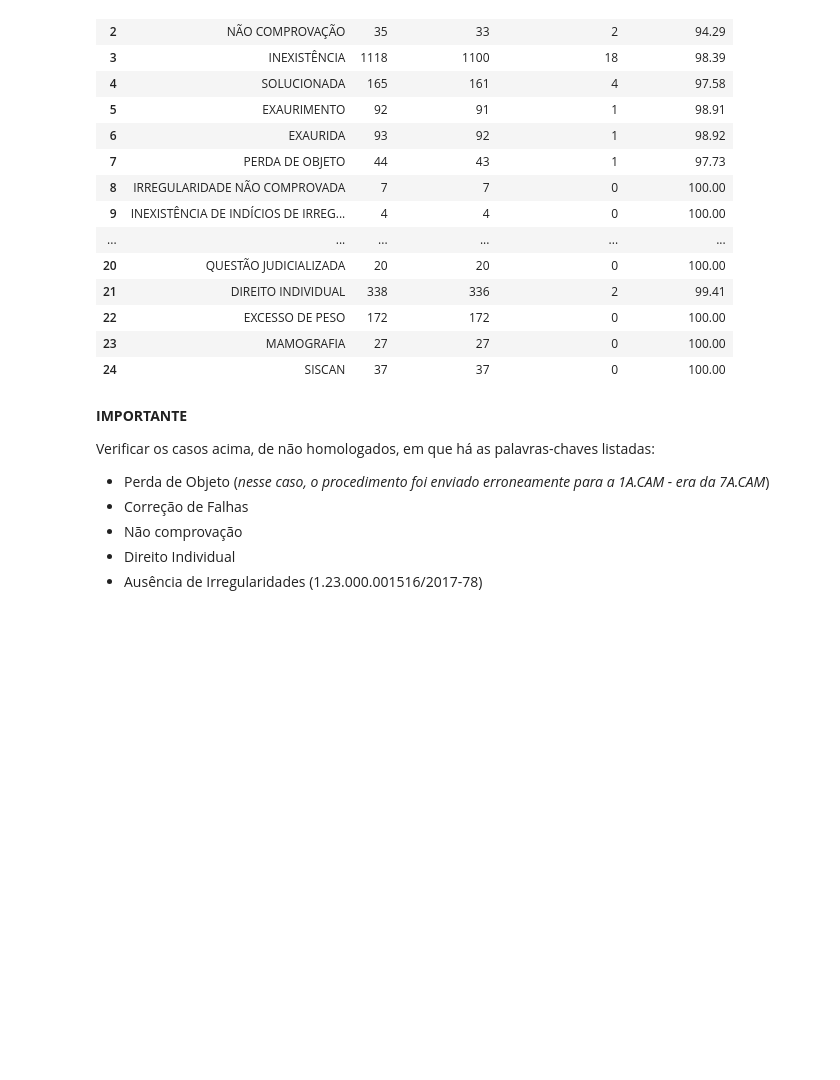
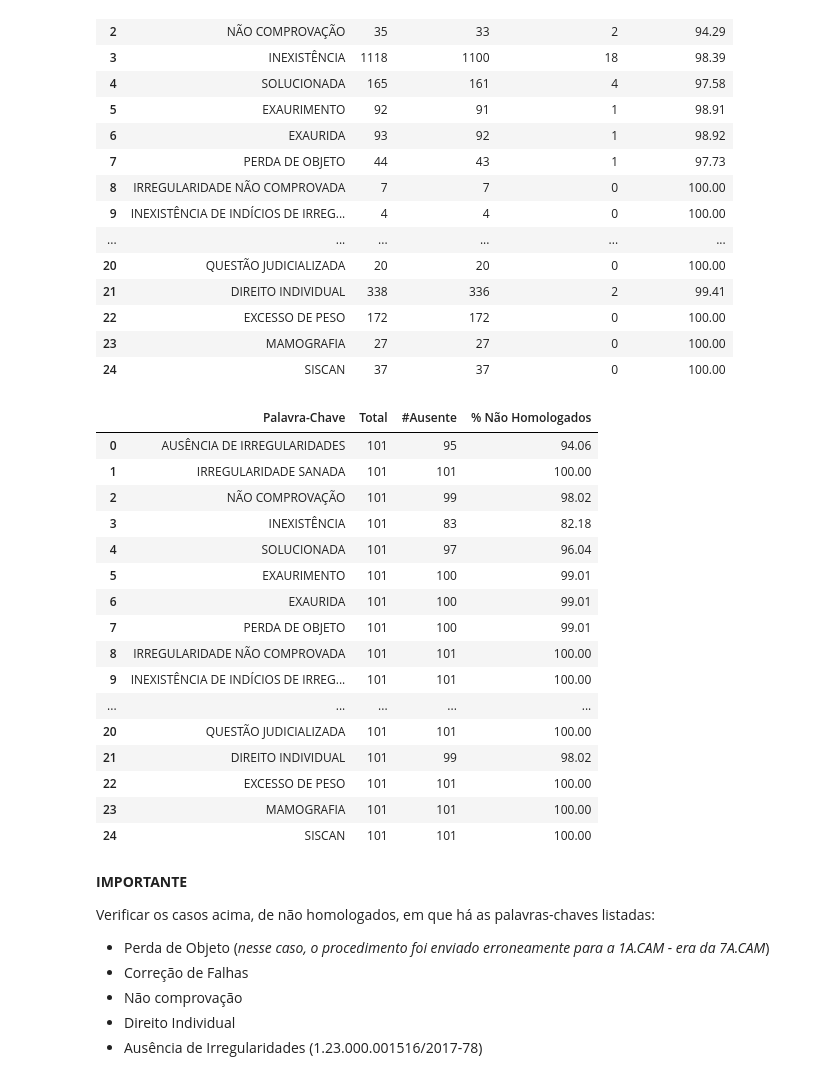
Before and after one commit to andrethiago/ml-colegiado-mpf, a Jupyter notebook: notebooks/1ACAM-Fase01.ipynb, the cells around one changed output. Saved outputs shown, nothing was run; the diff lists cells and outputs as text; code cells hidden in the pictures; blank space fills up the shorter version.

Commit message:
Ajuste no percentual das palavras-chaves ausentes.

```diff
--- a/notebooks/1ACAM-Fase01.ipynb
+++ b/notebooks/1ACAM-Fase01.ipynb
@@ -229,6 +229,41 @@ df_result_pc
 | 22 | EXCESSO DE PESO | 172 | 172 | 0 | 100.00 |
 | 23 | MAMOGRAFIA | 27 | 27 | 0 | 100.00 |
 | 24 | SISCAN | 37 | 37 | 0 | 100.00 |
+# %%
+df_result_pc = pd.DataFrame(columns=['Palavra-Chave', 'Total', '#Ausente', '% Não Homologados'])
+
+for i in range(len(palavras_chaves)):
+    if palavras_chaves['palavras-chaves'][i].rfind('+') == -1:
+        column = str(palavras_chaves['palavras-chaves'][i])
+        q_ausente = len(df_nao_homologado[df_nao_homologado[column] == 0])
+        q_presente = len(df_nao_homologado[df_nao_homologado[column] != 0])
+        total = q_presente + q_ausente
+        percentual = 0
+        if total != 0:
+            percentual = (q_ausente/total)*100
+        df_result_pc = df_result_pc.append({'Palavra-Chave': column, 'Total':total,
+                                            '#Ausente': q_ausente,
+                                            '% Não Homologados':round(percentual,2)}, ignore_index=True)
+
+df_result_pc
+# %% [output]
+|  | Palavra-Chave | Total | #Ausente | % Não Homologados |
+| 0 | AUSÊNCIA DE IRREGULARIDADES | 101 | 95 | 94.06 |
+| 1 | IRREGULARIDADE SANADA | 101 | 101 | 100.00 |
+| 2 | NÃO COMPROVAÇÃO | 101 | 99 | 98.02 |
+| 3 | INEXISTÊNCIA | 101 | 83 | 82.18 |
+| 4 | SOLUCIONADA | 101 | 97 | 96.04 |
+| 5 | EXAURIMENTO | 101 | 100 | 99.01 |
+| 6 | EXAURIDA | 101 | 100 | 99.01 |
+| 7 | PERDA DE OBJETO | 101 | 100 | 99.01 |
+| 8 | IRREGULARIDADE NÃO COMPROVADA | 101 | 101 | 100.00 |
+| 9 | INEXISTÊNCIA DE INDÍCIOS DE IRREG... | 101 | 101 | 100.00 |
+| ... | ... | ... | ... | ... |
+| 20 | QUESTÃO JUDICIALIZADA | 101 | 101 | 100.00 |
+| 21 | DIREITO INDIVIDUAL | 101 | 99 | 98.02 |
+| 22 | EXCESSO DE PESO | 101 | 101 | 100.00 |
+| 23 | MAMOGRAFIA | 101 | 101 | 100.00 |
+| 24 | SISCAN | 101 | 101 | 100.00 |
 # %% [markdown]
 **IMPORTANTE**
 
```
Also changed, not shown: parts of 4 cells of this notebook.
